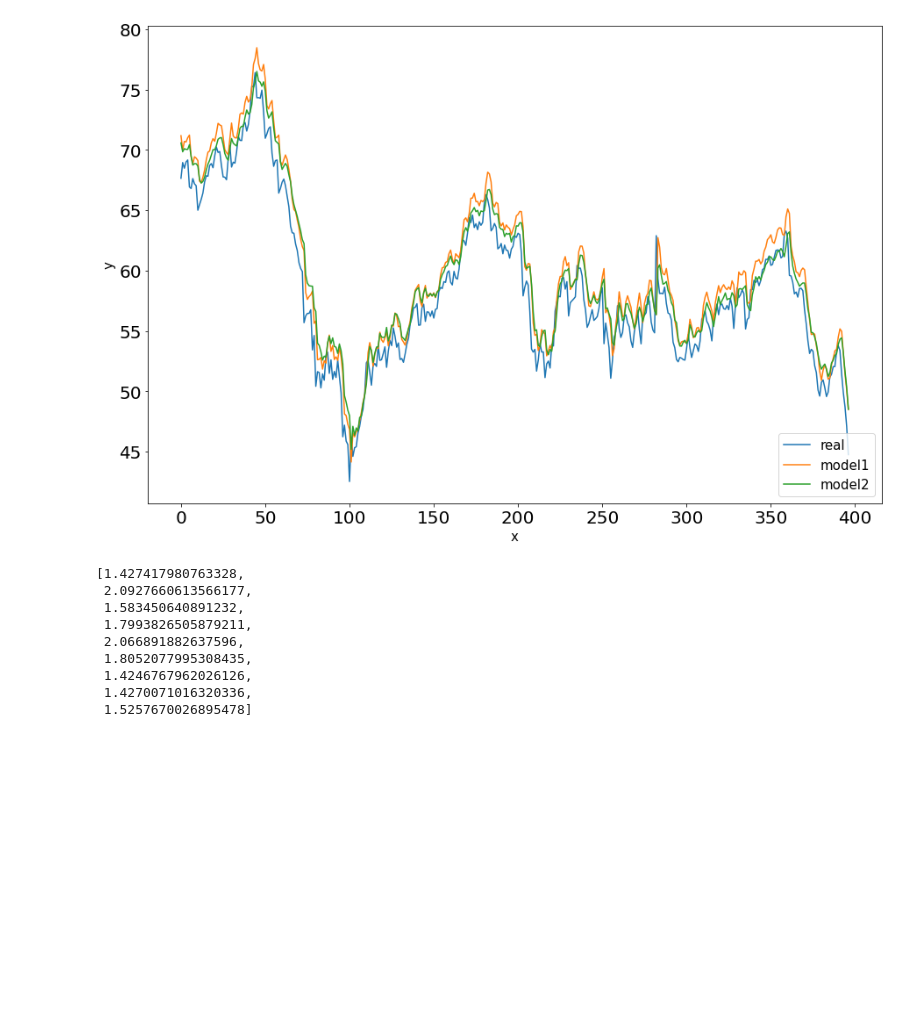
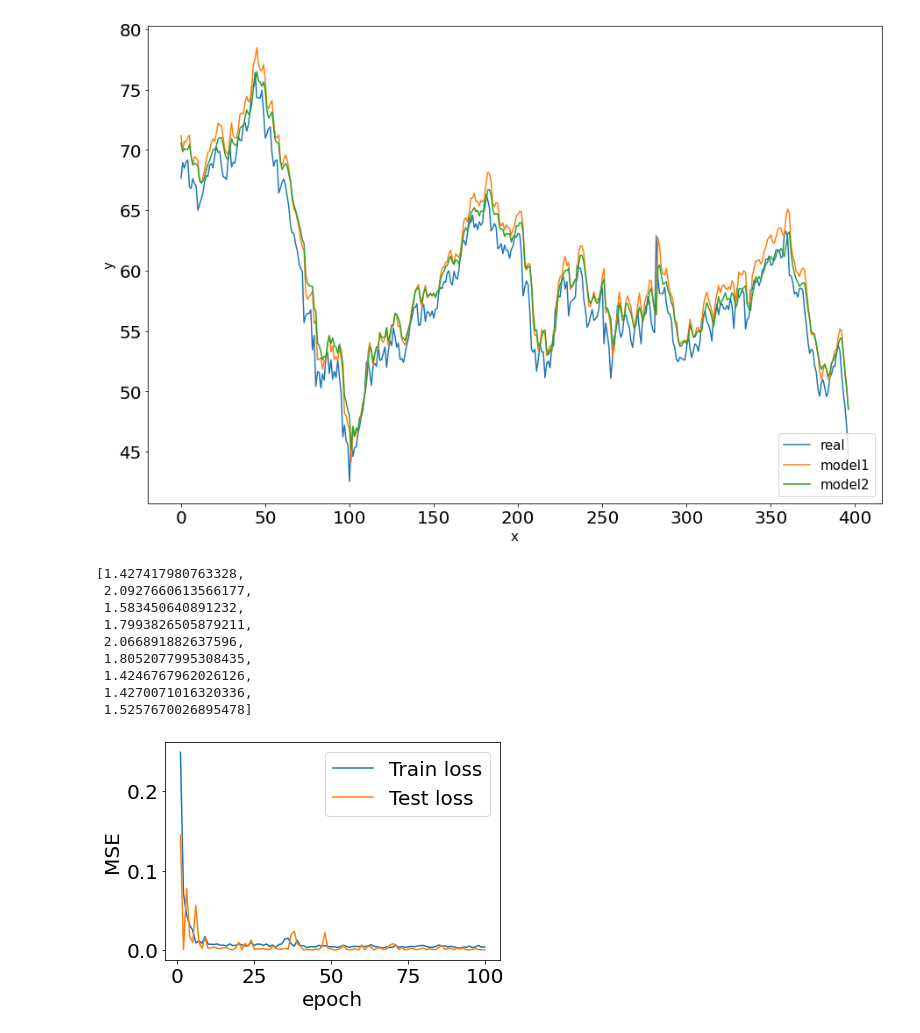
Before and after one commit to raymondcwh/stat4012model, a Jupyter notebook: WTI MLP YF.ipynb, the cells around one changed output. Cells and saved outputs as stored; diff of their text form; code cells hidden in the pictures; blank space fills up the shorter version.

```diff
--- a/WTI MLP YF.ipynb
+++ b/WTI MLP YF.ipynb
@@ -19,6 +19,17 @@ def compareModelGraph(model1, model2):
     plt.legend(loc="lower right", fontsize=15)
     plt.show()
     return
+# %%
+def graphTrainTestLoss(model, title=None):
+    plt.plot(range(1,len(model.modelHistory.history["loss"])+1), model.modelHistory.history["loss"], label="Train loss")
+    plt.plot(range(1,len(model.modelHistory.history["val_loss"])+1), model.modelHistory.history["val_loss"], label="Test loss")
+    plt.ylabel("MSE")
+    plt.xlabel("epoch")
+    if title is not None:
+        plt.title(title)
+    plt.legend()
+    plt.show()
+    return
 # %%
 class MLP:
     def __init__(self, xyTrainTest, batchNorm=None, dropout=None, dropoutProb=0.2, layerN=3, actFunc="relu", nn=64, alpha=0, lr=0.01):
@@ -612,3 +656,7 @@ reluAlpha
  1.4246767962026126,
  1.4270071016320336,
  1.5257670026895478]
+# %%
+graphTrainTestLoss(modelP2)
+# %% [output]
+[figure, added]
```
Also changed, not shown: parts of 10 cells of this notebook, 5 other files.
